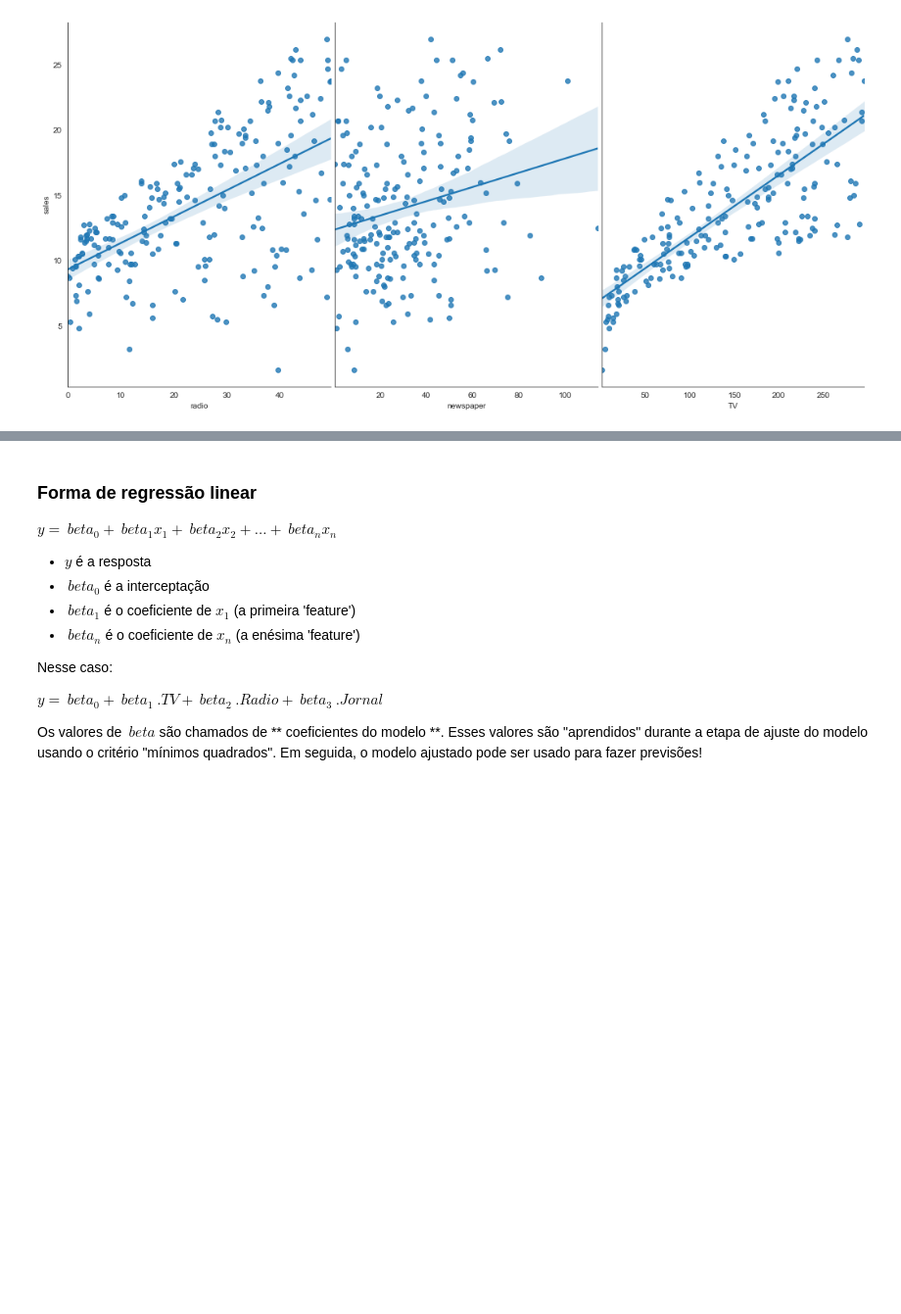
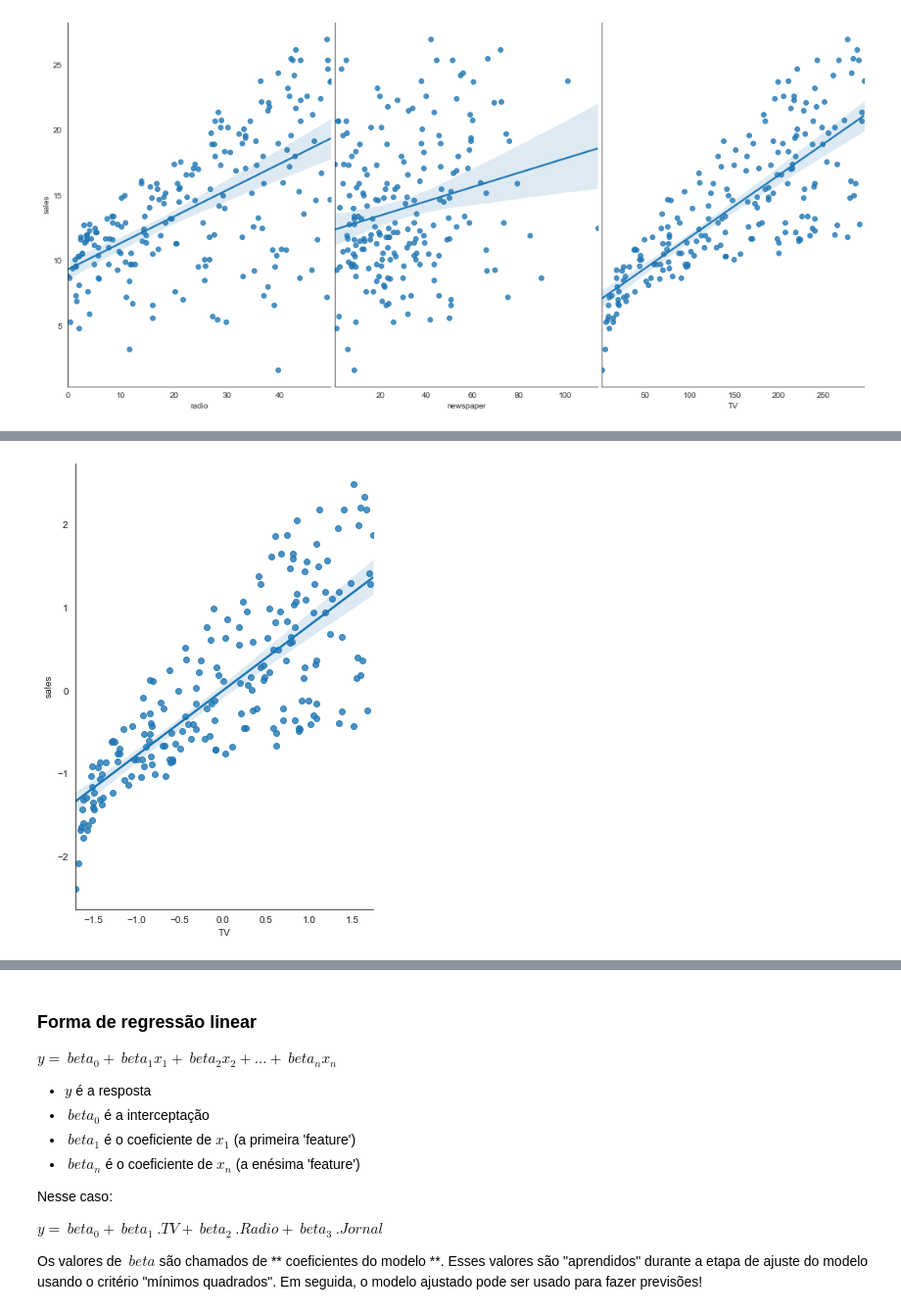
Before and after one commit to andersonmgomes/enap_bootcamp, a Jupyter notebook: 20211123-AulaTarde/exercicio_publicidade_reglinear_resolvido.ipynb, the cells around one changed output, grey strips where cells are left out. Shown: that part at 98% size. Saved outputs shown, nothing was run; the diff lists cells and outputs as text; code cells hidden in the pictures; blank space fills up the shorter version.

```diff
--- a/20211123-AulaTarde/exercicio_publicidade_reglinear_resolvido.ipynb
+++ b/20211123-AulaTarde/exercicio_publicidade_reglinear_resolvido.ipynb
@@ -114,0 +150,6 @@ sns.pairplot(df, x_vars=['radio','newspaper','TV'], y_vars='sales',
+# %%
+from sklearn.preprocessing import StandardScaler
+# Instancia objeto StandardScaler
+scaler = StandardScaler()
+df_norm = pd.DataFrame(scaler.fit_transform(df), columns=df.columns)
+df_norm
@@ -114,0 +170,6 @@ sns.pairplot(df, x_vars=['radio','newspaper','TV'], y_vars='sales',
+# %%
+sns.set_style("white")
+sns.pairplot(df_norm, x_vars=['TV'], y_vars='sales',
+             height=7, aspect=0.7, kind='reg');
+# %% [output]
+[figure, added]
```
Also changed, not shown: parts of 4 cells of this notebook, 8 other files.
